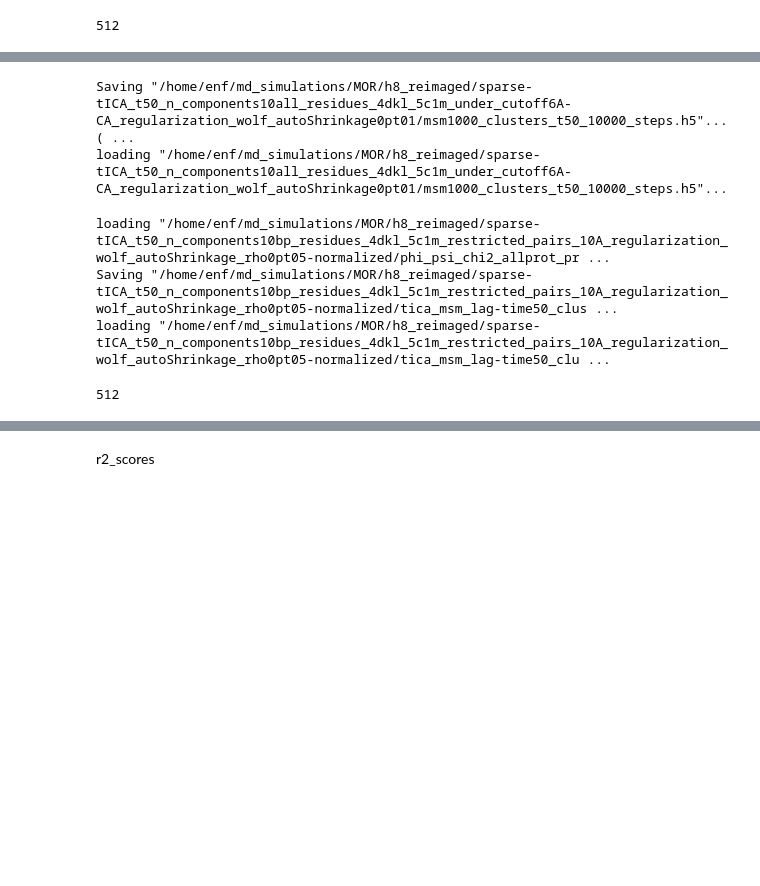
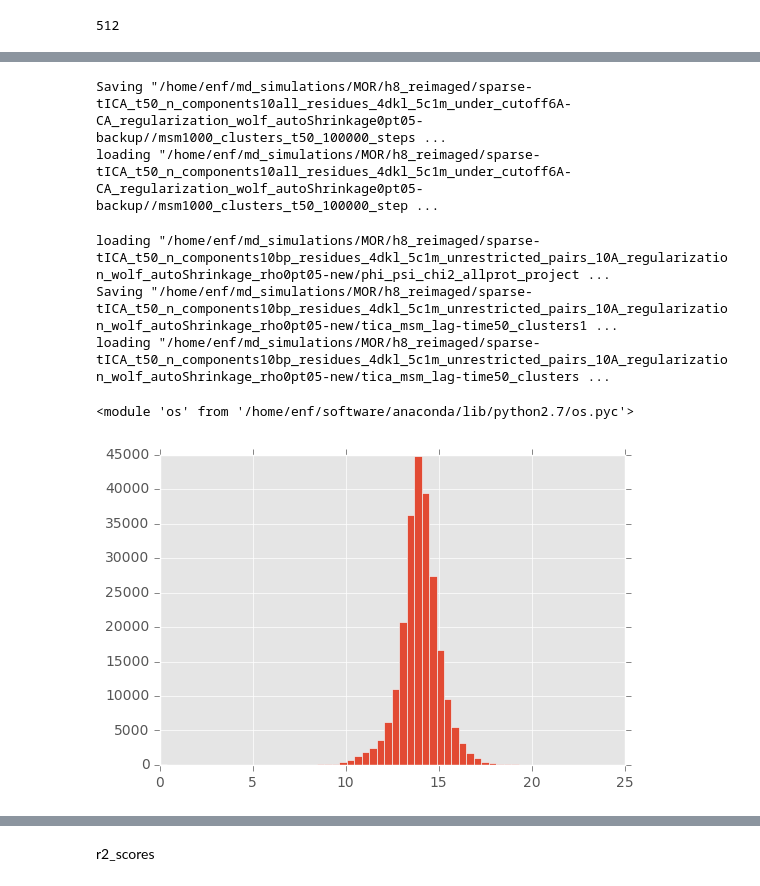
Before and after one commit to amirbarati/conformation, a Jupyter notebook: mor_h8_ligand-protein_contacts.ipynb, the cells around one changed output, grey strips where cells are left out. Cells and saved outputs as stored; diff of their text form; code cells hidden in the pictures; blank space fills up the shorter version.

```diff
--- a/mor_h8_ligand-protein_contacts.ipynb
+++ b/mor_h8_ligand-protein_contacts.ipynb
@@ -716,23 +748,29 @@ inv_tpt_paths
 import msm_resampled
 reload(msm_resampled)
 from msm_resampled import *
-n_steps = 10000
+n_steps = 100000
 save_file = "%s/msm1000_clusters_t50_%d_steps.h5" % (bu72_pp_tica_dir, n_steps)
 msm_traj_index_pairs = generate_msm_traj_index_series(bu72_pp_msm, random.choice(active_clusters.index.values.tolist()), n_steps, bu72_pp_clusters_map, save_file)
 msm_traj_index_pairs = verboseload(save_file)
 # %% [output]
-Saving "/home/enf/md_simulations/MOR/h8_reimaged/sparse-tICA_t50_n_components10all_residues_4dkl_5c1m_under_cutoff6A-CA_regularization_wolf_autoShrinkage0pt01/msm1000_clusters_t50_10000_steps.h5"... ( ...
-loading "/home/enf/md_simulations/MOR/h8_reimaged/sparse-tICA_t50_n_components10all_residues_4dkl_5c1m_under_cutoff6A-CA_regularization_wolf_autoShrinkage0pt01/msm1000_clusters_t50_10000_steps.h5"...
+Saving "/home/enf/md_simulations/MOR/h8_reimaged/sparse-tICA_t50_n_components10all_residues_4dkl_5c1m_under_cutoff6A-CA_regularization_wolf_autoShrinkage0pt05-backup//msm1000_clusters_t50_100000_steps ...
+loading "/home/enf/md_simulations/MOR/h8_reimaged/sparse-tICA_t50_n_components10all_residues_4dkl_5c1m_under_cutoff6A-CA_regularization_wolf_autoShrinkage0pt05-backup//msm1000_clusters_t50_100000_step ...
 # %%
 projected_features = verboseload(projected_features_dir)
+n_clusters=1000
 tica_resampled_file = os.path.join(tica_dir, "tica_msm_lag-time%d_clusters%d_resampled.h5" %(lag_time, n_clusters))
 resample_features_by_msm_equilibirum_pop(projected_features, bu72_pp_resampled_traj_to_frames, tica_resampled_file)
 tica_resampled = verboseload(tica_resampled_file)
 #plot_columns(tica_dir, tica_resampled_file, titles = ["tIC.%d" %i for i in range(1,n_components+1)], main = "mOR_BU72_BP_MSM_", tICA = False, scale = 1.0, refcoords_file = None, axes=None, concatenate=False, reshape=True)
 # %% [output]
-loading "/home/enf/md_simulations/MOR/h8_reimaged/sparse-tICA_t50_n_components10bp_residues_4dkl_5c1m_restricted_pairs_10A_regularization_wolf_autoShrinkage_rho0pt05-normalized/phi_psi_chi2_allprot_pr ...
-Saving "/home/enf/md_simulations/MOR/h8_reimaged/sparse-tICA_t50_n_components10bp_residues_4dkl_5c1m_restricted_pairs_10A_regularization_wolf_autoShrinkage_rho0pt05-normalized/tica_msm_lag-time50_clus ...
-loading "/home/enf/md_simulations/MOR/h8_reimaged/sparse-tICA_t50_n_components10bp_residues_4dkl_5c1m_restricted_pairs_10A_regularization_wolf_autoShrinkage_rho0pt05-normalized/tica_msm_lag-time50_clu ...
+loading "/home/enf/md_simulations/MOR/h8_reimaged/sparse-tICA_t50_n_components10bp_residues_4dkl_5c1m_unrestricted_pairs_10A_regularization_wolf_autoShrinkage_rho0pt05-new/phi_psi_chi2_allprot_project ...
+Saving "/home/enf/md_simulations/MOR/h8_reimaged/sparse-tICA_t50_n_components10bp_residues_4dkl_5c1m_unrestricted_pairs_10A_regularization_wolf_autoShrinkage_rho0pt05-new/tica_msm_lag-time50_clusters1 ...
+loading "/home/enf/md_simulations/MOR/h8_reimaged/sparse-tICA_t50_n_components10bp_residues_4dkl_5c1m_unrestricted_pairs_10A_regularization_wolf_autoShrinkage_rho0pt05-new/tica_msm_lag-time50_clusters ...
+# %%
+import os
+reload(os)
+# %% [output]
+<module 'os' from '/home/enf/software/anaconda/lib/python2.7/os.pyc'>
 # %%
 bu72_pp_resampled_traj_index_pairs = []
 for traj in bu72_pp_resampled_traj_to_frames.keys():
@@ -762,10 +800,11 @@ def create_features_eq_df(resampled_traj_index_pairs, feature_dfs, protein_top_f
 
 features_eq = create_features_eq_df(bu72_pp_resampled_traj_index_pairs, bu72_feature_dfs, protein_top_features_bu72, bu72_feature_dfs, bu72_pp_tica, tica_resampled, bu72_pp_pnas)
 apo_features_eq = create_features_eq_df(apo_pp_resampled_traj_index_pairs, None, protein_top_features_apo, None, apo_pp_tica, None, apo_pp_pnas)
-# %%
-len(bu72_feature_dfs)
-# %% [output]
-512
+# %%
+plt.hist(pd.concat(protein_top_features_apo, axis=0)["MET281_CA to MET161_CA"].values*10., bins=50)
+plt.show()
+# %% [output]
+[figure, added]
 # %%
 #pm = compute_pearson_matrix(features_eq["tm6_tm3_packing"].values.reshape((-1,1)), features_eq.values).reshape((-1,1))
 titles_i = ["tm6_tm3_packing"] + pp_tica_eq.columns.values.tolist() + list(set(pp_features_eq.columns.values.tolist()))
```
Also changed, not shown: parts of 102 cells of this notebook, 41 other files.
